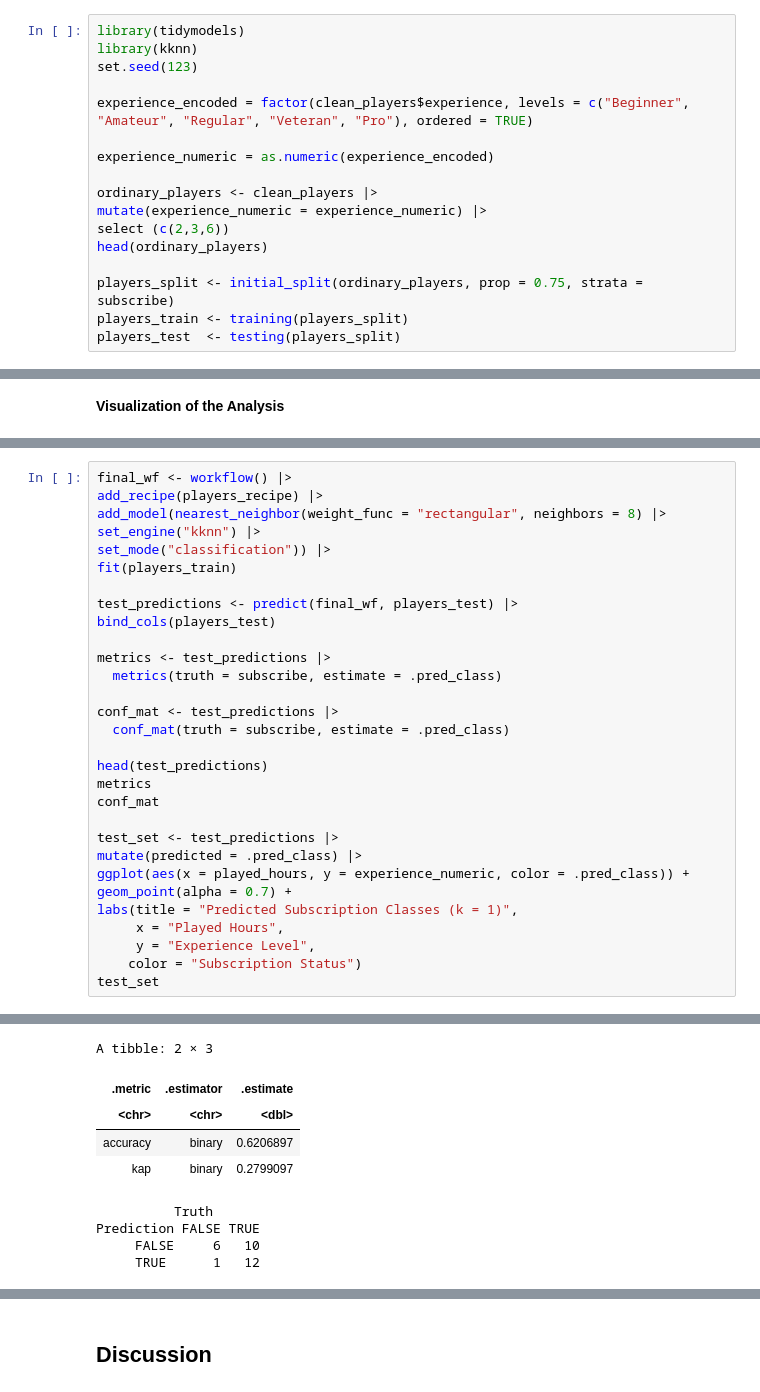
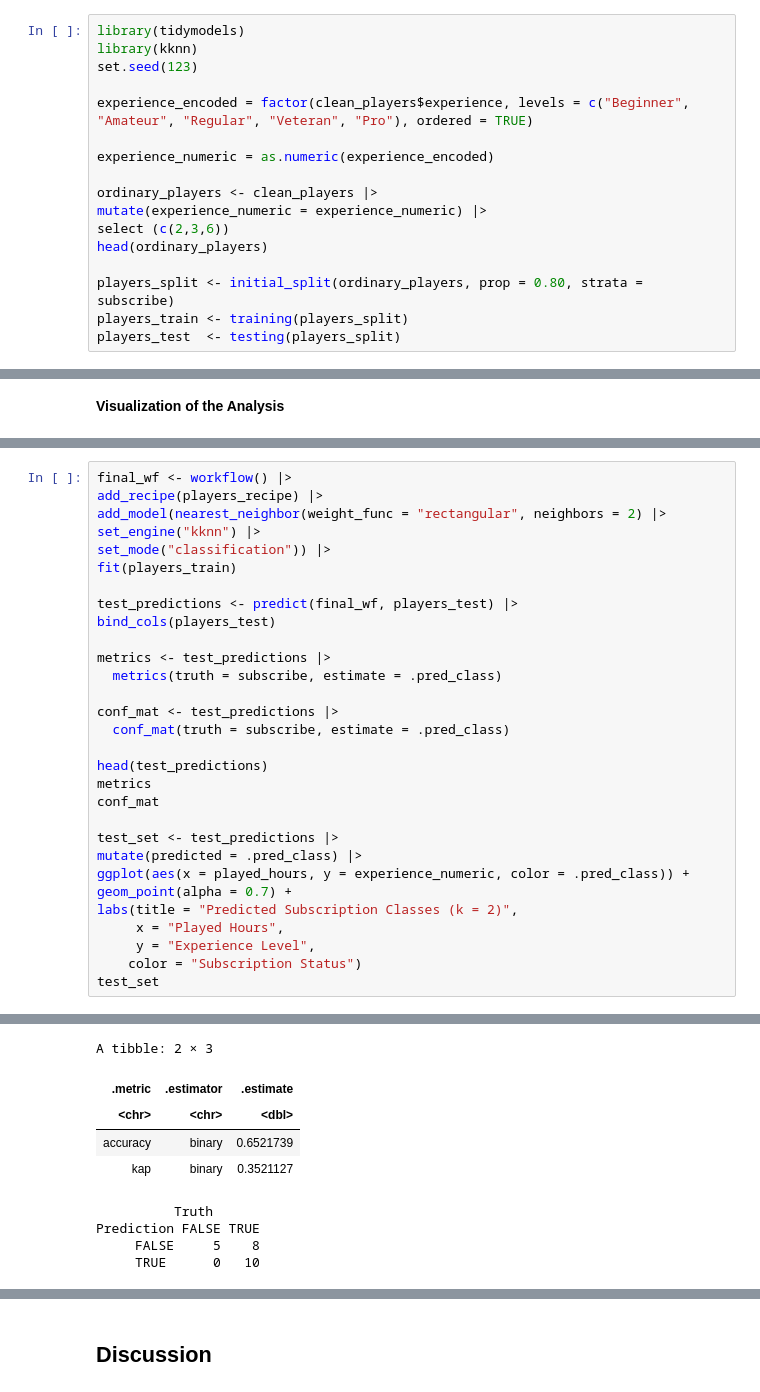
Before and after one commit to lsqolivia/Final-Report-34, a Jupyter notebook: dsci project-34 (7).ipynb, the cells around one changed output, grey strips where cells are left out. Cells and saved outputs as stored; diff of their text form.

```diff
--- a/dsci project-34 (7).ipynb
+++ b/dsci project-34 (7).ipynb
@@ -200,7 +200,7 @@ mutate(experience_numeric = experience_numeric) |>
 select (c(2,3,6))
 head(ordinary_players)
 
-players_split <- initial_split(ordinary_players, prop = 0.75, strata = subscribe)
+players_split <- initial_split(ordinary_players, prop = 0.80, strata = subscribe)
 players_train <- training(players_split)
 players_test  <- testing(players_split)
 # %% [output]
@@ -297,7 +280,7 @@ accuracy_vs_k
 # %%
 final_wf <- workflow() |>
 add_recipe(players_recipe) |>
-add_model(nearest_neighbor(weight_func = "rectangular", neighbors = 8) |>
+add_model(nearest_neighbor(weight_func = "rectangular", neighbors = 2) |>
 set_engine("kknn") |>
 set_mode("classification")) |>
 fit(players_train)
@@ -309,39 +292,39 @@ metrics <- test_predictions |>
   metrics(truth = subscribe, estimate = .pred_class)
 
 conf_mat <- test_predictions |>
   conf_mat(truth = subscribe, estimate = .pred_class)
 
 head(test_predictions)
 metrics
 conf_mat
 
 test_set <- test_predictions |>
 mutate(predicted = .pred_class) |>
 ggplot(aes(x = played_hours, y = experience_numeric, color = .pred_class)) +
 geom_point(alpha = 0.7) +
-labs(title = "Predicted Subscription Classes (k = 1)",
+labs(title = "Predicted Subscription Classes (k = 2)",
      x = "Played Hours",
      y = "Experience Level",
     color = "Subscription Status")
 test_set
 # %% [output]
 A tibble: 6 × 4
 | .pred_class | subscribe | played_hours | experience_numeric |
 | <fct> | <fct> | <dbl> | <dbl> |
 | TRUE | TRUE | 30.3 | 5 |
 | FALSE | TRUE | 3.8 | 4 |
 | TRUE | TRUE | 0.5 | 2 |
 | TRUE | TRUE | 0.6 | 3 |
 | FALSE | FALSE | 0.1 | 4 |
 | TRUE | TRUE | 0.3 | 2 |
 A tibble: 2 × 3
 | .metric | .estimator | .estimate |
 | <chr> | <chr> | <dbl> |
-| accuracy | binary | 0.6206897 |
-| kap | binary | 0.2799097 |
+| accuracy | binary | 0.6521739 |
+| kap | binary | 0.3521127 |
           Truth
 Prediction FALSE TRUE
-     FALSE     6   10
-     TRUE      1   12
+     FALSE     5    8
+     TRUE      0   10
 [figure]
 # %% [markdown]
```
Also changed, not shown: parts of 8 cells of this notebook.
